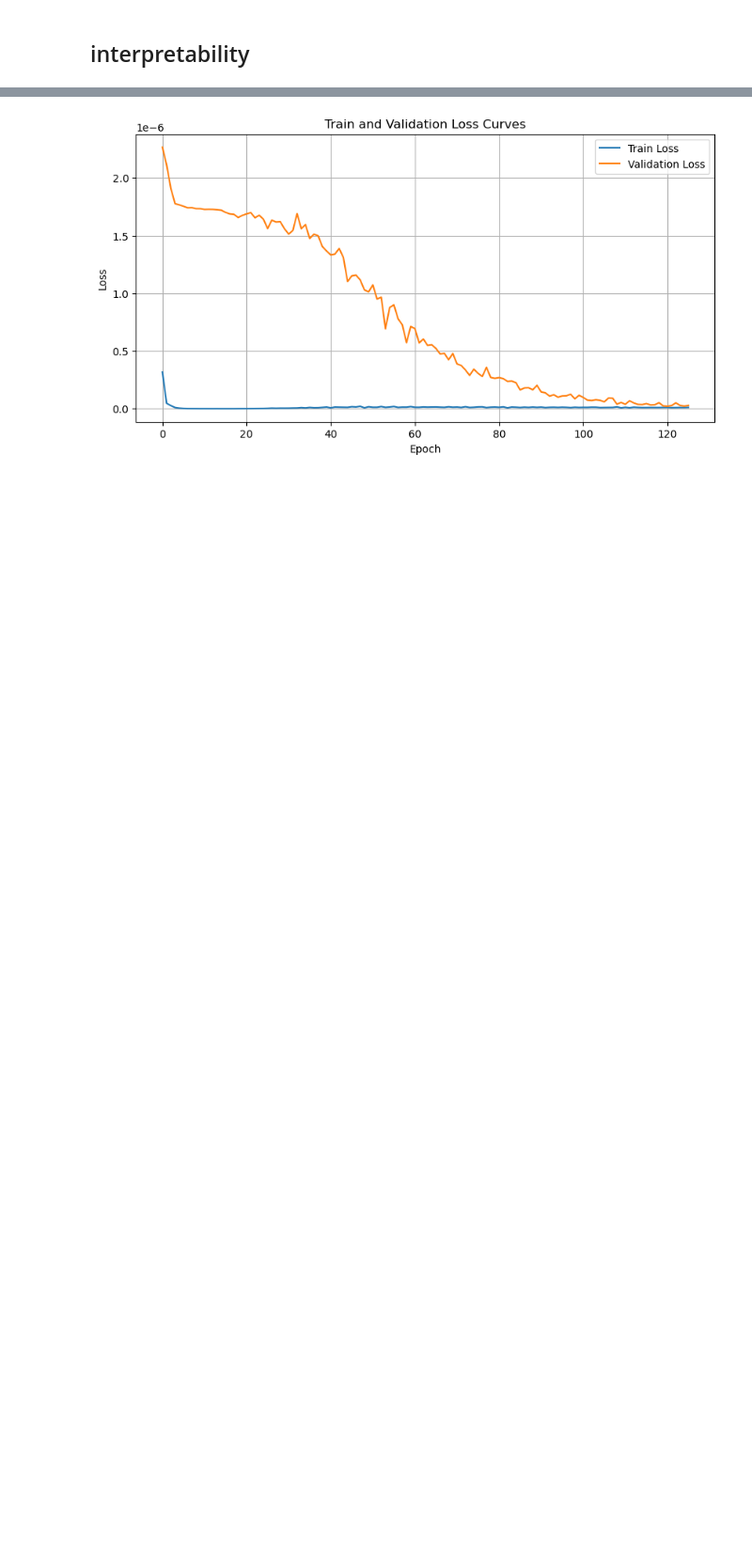
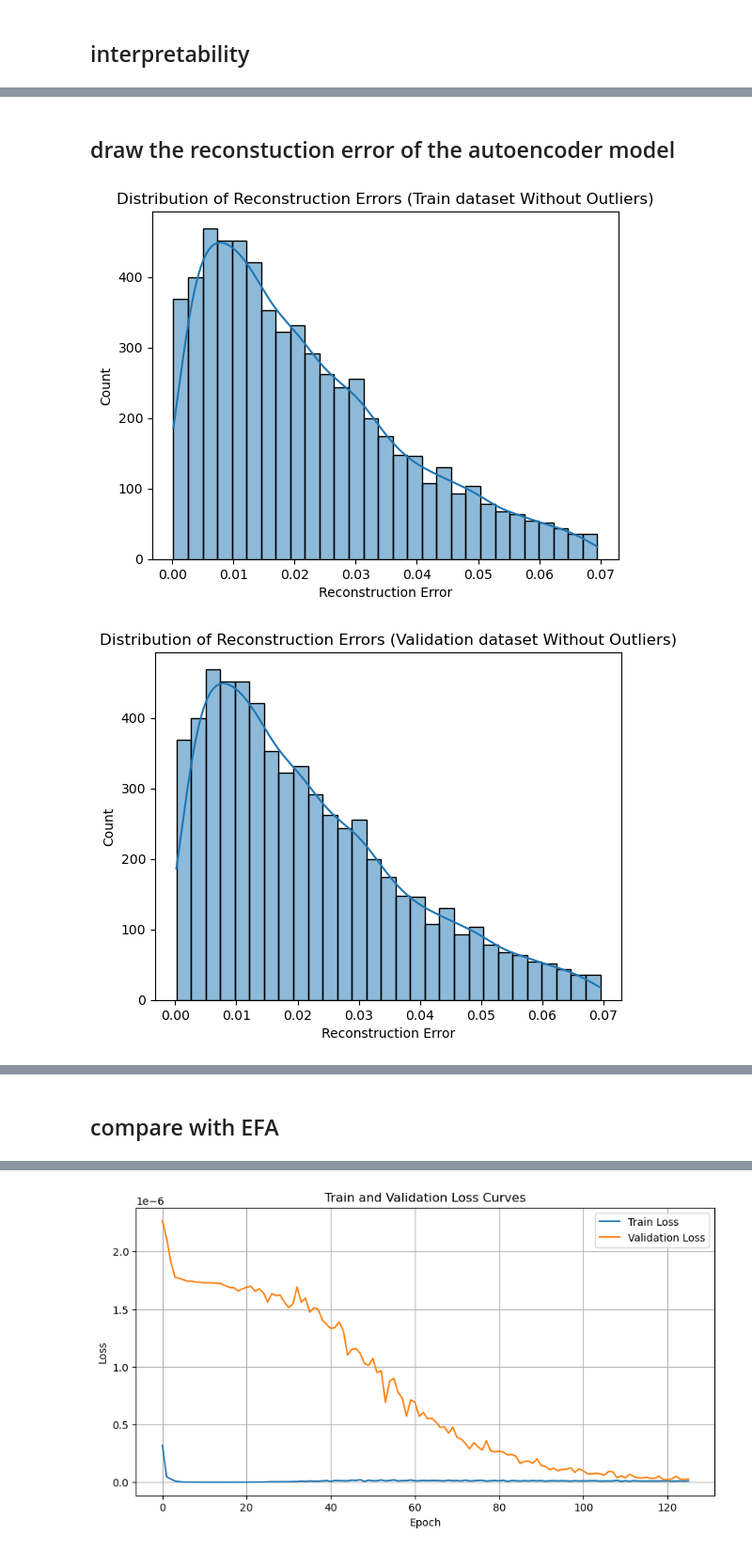
Before and after one commit to ReveRoyl/ABCD_tabular_data_analysis, a Jupyter notebook: trail_tsne_RF/factor analysis/Autoencoder/Autoencoder.ipynb, the cells around one changed output, grey strips where cells are left out. Shown at 94% size. Saved outputs shown, nothing was run; the diff lists cells and outputs as text; code cells hidden in the pictures; blank space fills up the shorter version.

```diff
--- a/trail_tsne_RF/factor analysis/Autoencoder/Autoencoder.ipynb
+++ b/trail_tsne_RF/factor analysis/Autoencoder/Autoencoder.ipynb
@@ -310,13 +174,0 @@ total_variance
-# %%
-from sklearn.metrics import explained_variance_score
-model.eval()
-
-# 关闭梯度计算
-with torch.no_grad():
-    # 模型的重构输出
-    reconstructed = model(torch.tensor(X_scaled, dtype=torch.float32)).numpy()
-
-# 使用 sklearn 的 explained_variance_score 计算解释方差
-explained_variance = explained_variance_score(X_scaled, reconstructed, multioutput='uniform_average')
-
-print(f"Explained Variance Score: {explained_variance:.8f}")
@@ -828,0 +445,35 @@ details
+# %% [markdown]
+## draw the reconstuction error of the autoencoder model
+# %%
+import seaborn as sns
+import matplotlib.pyplot as plt
+
+datasets = {'Train': X_train, 'Validation': X_val, 'Test': X_test}
+
+model.eval()
+with torch.no_grad():
+    for name, dataset in datasets.items():
+        # 计算验证集的重构误差
+        reconstructed = model(torch.tensor(X_train, dtype=torch.float32))
+        reconstruction_errors = torch.mean((torch.tensor(X_train, dtype=torch.float32) - reconstructed) ** 2, dim=1).numpy()
+
+        # 计算四分位数
+        q1 = np.percentile(reconstruction_errors, 25)
+        q3 = np.percentile(reconstruction_errors, 75)
+        iqr = q3 - q1
+
+        # 定义一个范围，通常选择 1.5 倍的 IQR 来识别离群点
+        lower_bound = q1 - 1.5 * iqr
+        upper_bound = q3 + 1.5 * iqr
+
+        # 过滤掉离群点
+        filtered_errors = reconstruction_errors[(reconstruction_errors >= lower_bound) & (reconstruction_errors <= upper_bound)]
+
+        # 绘制重构误差的分布
+        sns.histplot(filtered_errors, kde=True)
+        plt.xlabel('Reconstruction Error')
+        plt.title(f'Distribution of Reconstruction Errors ({name} dataset Without Outliers)')
+        plt.show()
+# %% [output]
+[figure, added]
+[figure, added]
@@ -828,0 +481,2 @@ details
+# %% [markdown]
+## compare with EFA
```
Also changed, not shown: parts of 50 cells of this notebook, 2 other files.
